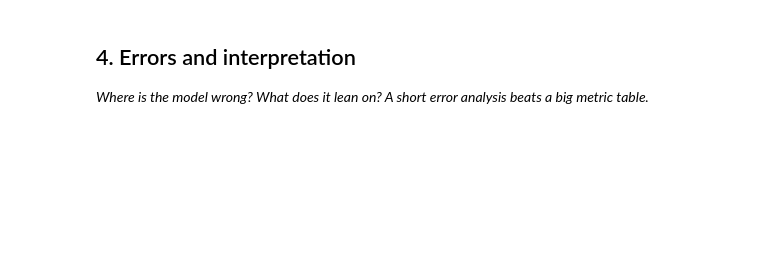
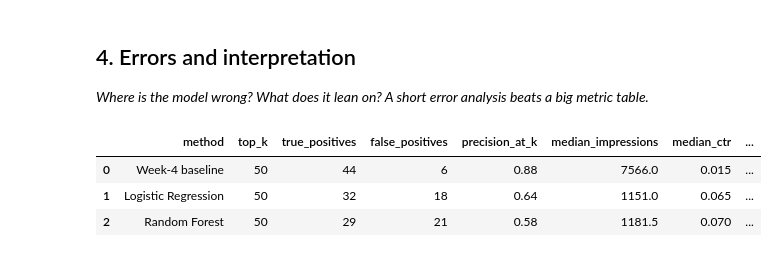
Before and after one commit to muhammetalicvs-prog/flyrank-ml, a Jupyter notebook: work/notebooks/w05_model.ipynb, the cells around one changed output. Drawn from its saved outputs; the diff is of its cells as text; code cells hidden in the pictures; blank space fills up the shorter version.

```diff
--- a/work/notebooks/w05_model.ipynb
+++ b/work/notebooks/w05_model.ipynb
@@ -95,0 +591,87 @@ The split uses approximately 80% of the clients for training and 20% for testing
+# %%
+# Inspect top-ranked errors and correct recommendations
+
+evaluation_df = test_df[
+    [
+        "content_id",
+        "client_id",
+        target_column,
+        "impressions_90d",
+        "clicks_90d",
+        "ctr",
+        "avg_position",
+        "engagement_rate",
+        "days_since_last_update",
+    ]
+].copy()
+
+evaluation_df["baseline_score"] = baseline_scores
+evaluation_df["logistic_score"] = logistic_scores
+evaluation_df["random_forest_score"] = random_forest_scores
+
+
+def top_k_error_summary(data, score_column, method_name, k=50):
+    ranked = (
+        data.sort_values(score_column, ascending=False)
+        .head(k)
+        .copy()
+    )
+
+    ranked["prediction_result"] = np.where(
+        ranked[target_column].eq(1),
+        "true_positive",
+        "false_positive",
+    )
+
+    summary = pd.DataFrame(
+        {
+            "method": [method_name],
+            "top_k": [k],
+            "true_positives": [ranked[target_column].sum()],
+            "false_positives": [(ranked[target_column] == 0).sum()],
+            "precision_at_k": [ranked[target_column].mean()],
+            "median_impressions": [ranked["impressions_90d"].median()],
+            "median_ctr": [ranked["ctr"].median()],
+            "median_position": [ranked["avg_position"].median()],
+            "median_days_since_update": [
+                ranked["days_since_last_update"].median()
+            ],
+        }
+    )
+
+    return ranked, summary
+
+
+baseline_top50, baseline_error_summary = top_k_error_summary(
+    evaluation_df,
+    "baseline_score",
+    "Week-4 baseline",
+)
+
+logistic_top50, logistic_error_summary = top_k_error_summary(
+    evaluation_df,
+    "logistic_score",
+    "Logistic Regression",
+)
+
+forest_top50, forest_error_summary = top_k_error_summary(
+    evaluation_df,
+    "random_forest_score",
+    "Random Forest",
+)
+
+error_summary_table = pd.concat(
+    [
+        baseline_error_summary,
+        logistic_error_summary,
+        forest_error_summary,
+    ],
+    ignore_index=True,
+)
+
+display(error_summary_table.round(4))
+# %% [output]
+|  | method | top_k | true_positives | false_positives | precision_at_k | median_impressions | median_ctr | ... |
+| 0 | Week-4 baseline | 50 | 44 | 6 | 0.88 | 7566.0 | 0.015 | ... |
+| 1 | Logistic Regression | 50 | 32 | 18 | 0.64 | 1151.0 | 0.065 | ... |
+| 2 | Random Forest | 50 | 29 | 21 | 0.58 | 1181.5 | 0.070 | ... |
```
Also changed, not shown: parts of 13 cells of this notebook.
